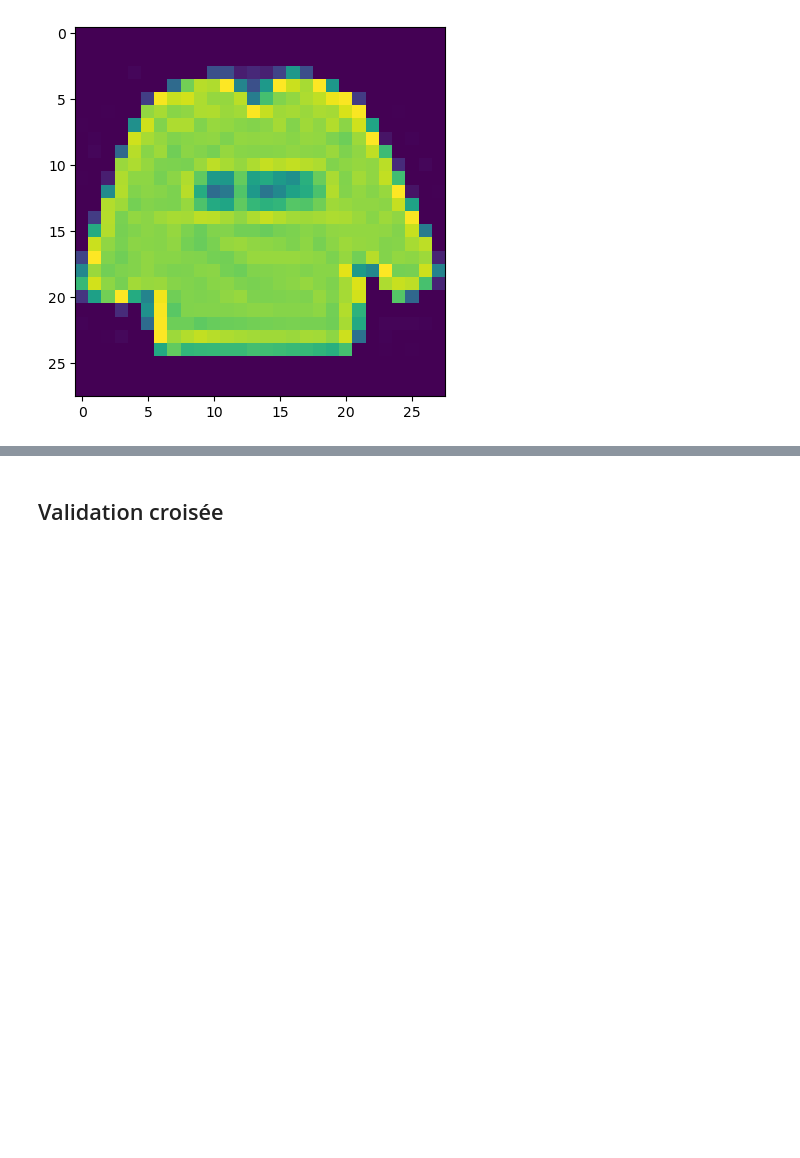
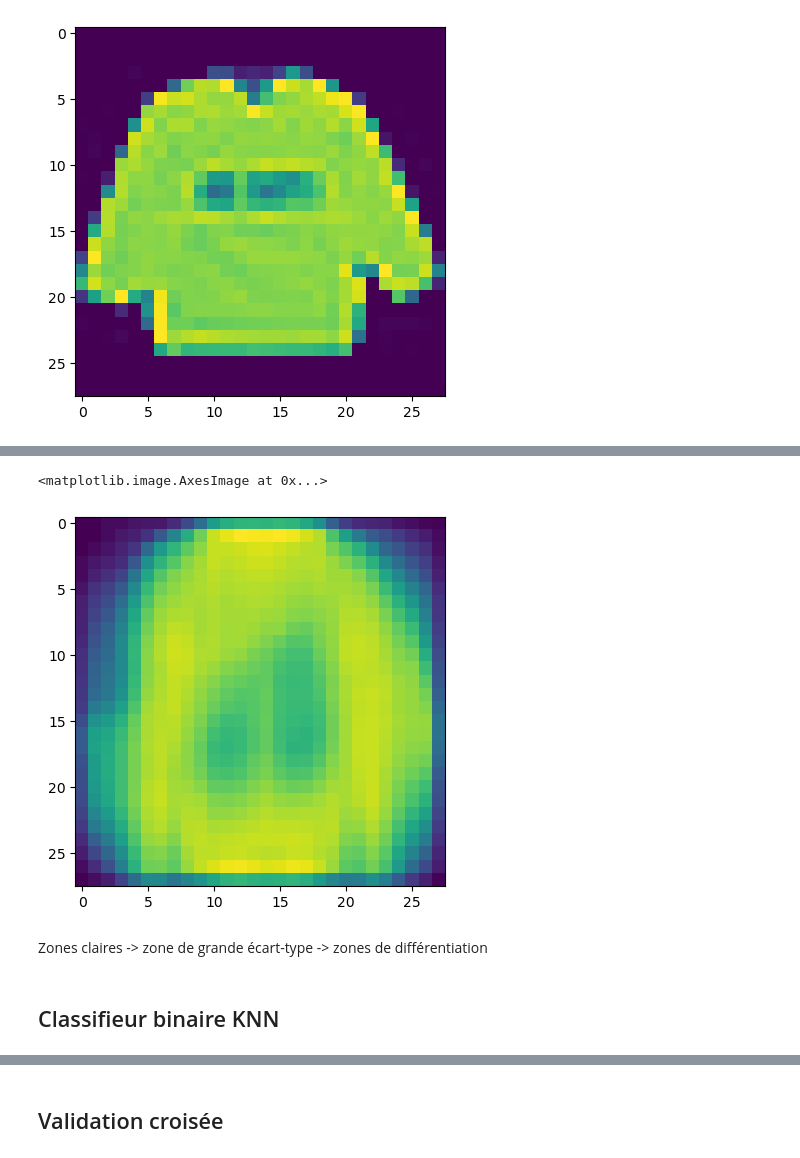
Before and after one commit to JeSuisSurGithub/SDD, a Jupyter notebook: projet/Projet/projet-Parant-Xia.ipynb, the cells around one changed output, grey strips where cells are left out. Cells and saved outputs as stored; diff of their text form; code cells hidden in the pictures; blank space fills up the shorter version.

```diff
--- a/projet/Projet/projet-Parant-Xia.ipynb
+++ b/projet/Projet/projet-Parant-Xia.ipynb
@@ -268,3 +277,10 @@ Xtm38, Ytm38 = ut.getSampleDataset(Xt, Yt, 3, 8, 600)
 
 Xma, Yma = ut.getSampleDataset(X, Y, None, None, 6000)
 Xtma, Ytma = ut.getSampleDataset(Xt, Yt, None, None, 600)
+# %%
+plt.imshow(np.std(Xma, axis=0).reshape((28, 28)))
+# %% [output]
+<matplotlib.image.AxesImage at 0x...>
+[figure, added]
+# %% [markdown]
+Zones claires -> zone de grande écart-type -> zones de différentiation
@@ -271,3 +289,5 @@ Xtma, Ytma = ut.getSampleDataset(Xt, Yt, None, None, 600)
+# %% [markdown]
+## Classifieur binaire KNN
 # %%
 # Variables
 L_accuracies = []
```
Also changed, not shown: parts of 38 cells of this notebook, 3 other files.
